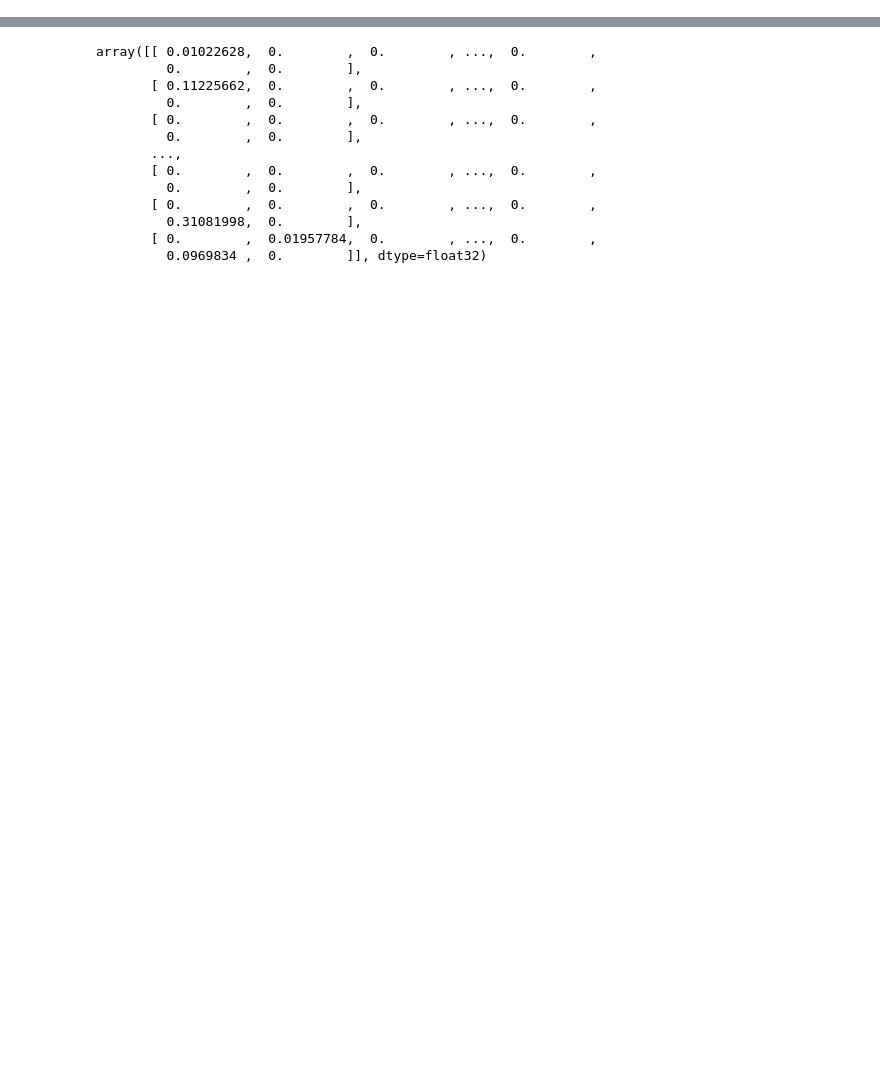
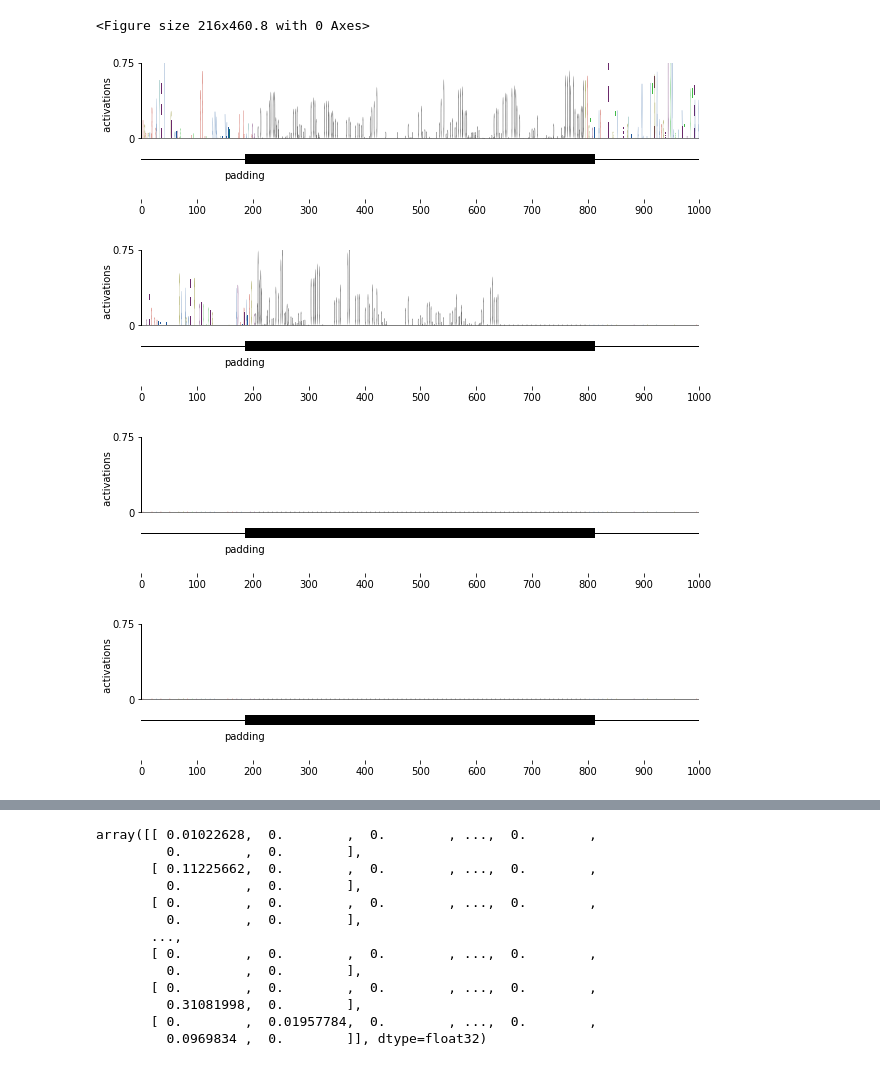
Before and after one commit to b2slab/padding_benchmark, a Jupyter notebook: notebooks/activations_sequences_logos.ipynb, the cells around one changed output, grey strips where cells are left out. Saved outputs shown, nothing was run; the diff lists cells and outputs as text; code cells hidden in the pictures; blank space fills up the shorter version.

Commit message:
linear models

```diff
--- a/notebooks/activations_sequences_logos.ipynb
+++ b/notebooks/activations_sequences_logos.ipynb
@@ -111,4 +111,4 @@ task = 'task1/'
 nfolds = 10
 folder = 'EC_number/archaea/1conv/64filts_size5/'
 nshape = (1, 1000, 26)
-#nlayer = 2
+nlayer = 2
@@ -125,2 +115,5 @@ def int_to_aa(x_int, diccionario):
+# %%
+# Representar los 64 filtros de ext padding vs los de mid_padding?
+fold = 1
 # %%
 # Defining protein to take
@@ -149,0 +123,70 @@ array([12, 18,  9,  4,  4, 10, 21, 17,  1,  9, 21, 10,  5,  6, 10,  1, 24,
+# %%
+def load_prot_aminoacids(folder, protein_index, padding, labels_label):
+    data_path = os.path.join(absPath, "data/", folder, "data.h5")
+    f1 = h5py.File(data_path, 'r')
+    prot = f1[padding][protein_index]
+    instarget = Target('AAAAAA')
+    seq_int = f1[padding][protein_index]
+    aa_to_int = instarget.predefining_dict()
+    sequence_aas = int_to_aa(seq_int, aa_to_int)
+    label_prot = f1[labels_label][protein_index]
+    return sequence_aas, label_prot
+# %%
+list_paddings = ["mid_padding", "ext_padding"]
+lista_seqs = []
+for padding in list_paddings:
+    sequence_aas, label = load_prot_aminoacids(folder, idx, padding, "labels_task1")
+    lista_seqs.append(sequence_aas)
+    model_file = search_model(folder, str(fold), task, padding)
+    model = load_model(model_file)
+    activations = obtain_activations(model_file, nlayer, prot)
+
+    df_activations = pd.Dataframe()
+    for i in range(activations.shape[0]):
+
+    #columns and rows
+    #ncols = len(list_paddings)
+    #nrows = activations.shape[0]
+
+    # create figure
+    #height_per_row = .8
+    #width_per_col = 1.5
+    #fig = plt.figure(figsize=[width_per_col * ncols, height_per_row * nrows])
+
+    #for each one of the activations
+    #df_activations =
+#     for i in range(activations.shape[0]):
+#         activations_i = activations[i,:]
+#         activations_i_df = pd.DataFrame(activations_i, columns=["activations"])
+#         activations_i_df['amino_acids'] = sequence_aas
+#         activations_i_df['position'] = activations_i_df.index
+
+#         pivoted_df = activations_i_df.pivot(index='position', columns='amino_acids')['activations'].reset_index()
+#         pivoted_df.columns.name = None
+#         pivoted_df.drop("position", axis=1, inplace=True)
+#         pivoted_df.fillna(0, inplace=True)
+#         indices_padding = [idx for idx, i in enumerate(sequence_aas) if i == '0']
+
+#         nn_logo = logomaker.Logo(pivoted_df, color_scheme='NajafabadiEtAl2017')
+#         # style using Logo methods
+#         nn_logo.style_spines(visible=False)
+#         nn_logo.style_spines(spines=['left'], visible=True, bounds=[0, .75])
+
+#         # style using Axes methods
+#         nn_logo.ax.set_xlim([0, 1000])
+#         nn_logo.ax.set_xticks([0,100, 200, 300, 400, 500, 600, 700, 800, 900, 1000])
+#         nn_logo.ax.set_ylim([-.6, .75])
+#         nn_logo.ax.set_yticks([0, .75])
+#         nn_logo.ax.set_yticklabels(['0', '0.75'])
+#         nn_logo.ax.set_ylabel('                 activations', labelpad=-1)
+
+#         # draw gene
+#         nn_logo.ax.axhline(y, color='k', linewidth=1)
+#         #nn_logo.ax.plot(xs, ys, marker='4', linewidth=0, markersize=7, color='k')
+#         nn_logo.ax.plot([first_zero, last_zero],
+#                 [y, y], color='k', linewidth=10, solid_capstyle='butt')
+
+#         # annotate gene
+#         #nn_logo.ax.plot(first_zero, 1.8*y, '^k', markersize=15)
+#         nn_logo.ax.text(first_zero, 1.6*y,'padding', verticalalignment='top', horizontalalignment='center')
+# %% [output]
@@ -149,0 +209,5 @@ array([12, 18,  9,  4,  4, 10, 21, 17,  1,  9, 21, 10,  5,  6, 10,  1, 24,
+<Figure size 216x460.8 with 0 Axes>
+[figure, added]
+[figure, added]
+[figure, added]
+[figure, added]
```
Also changed, not shown: parts of 15 cells of this notebook, 7 other files.
